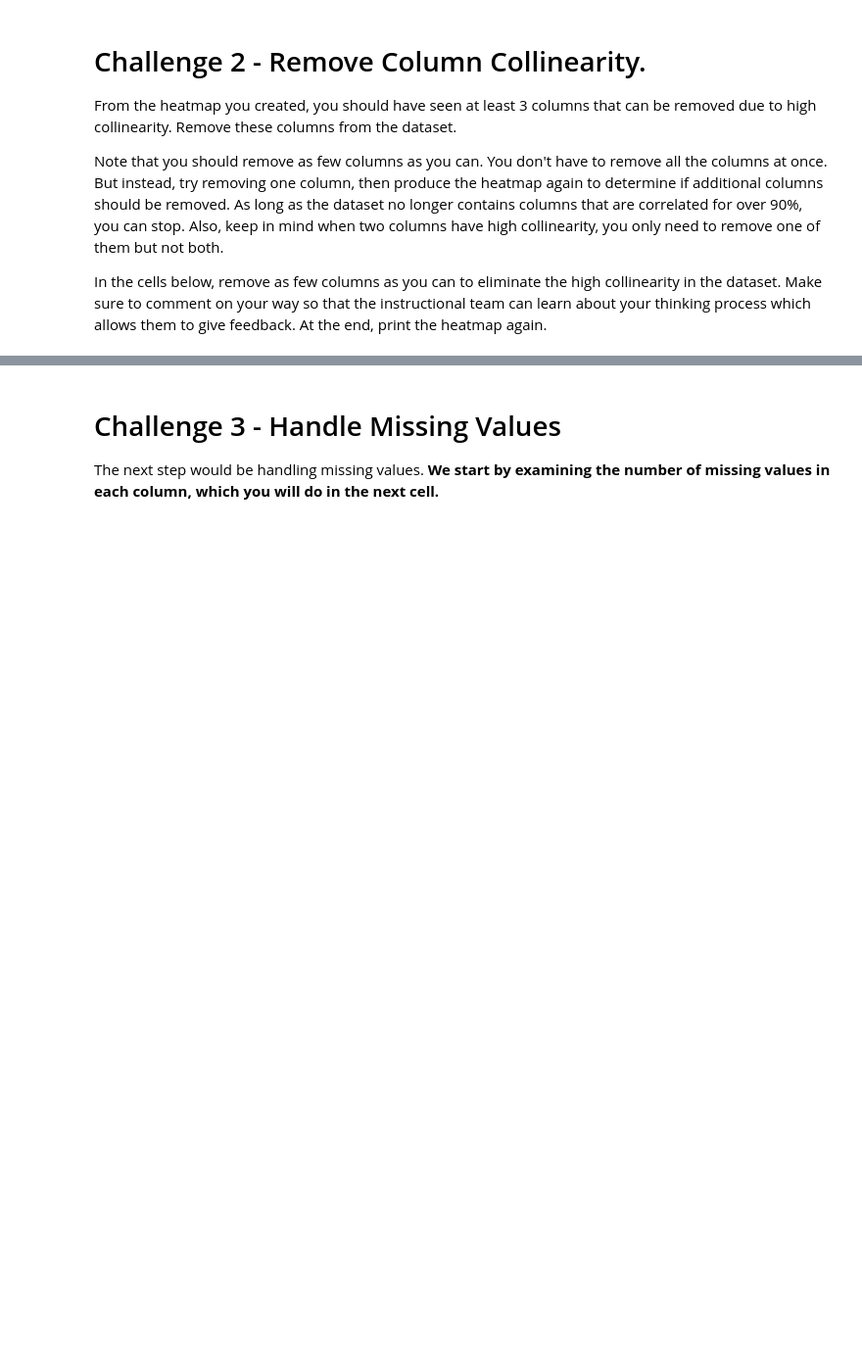
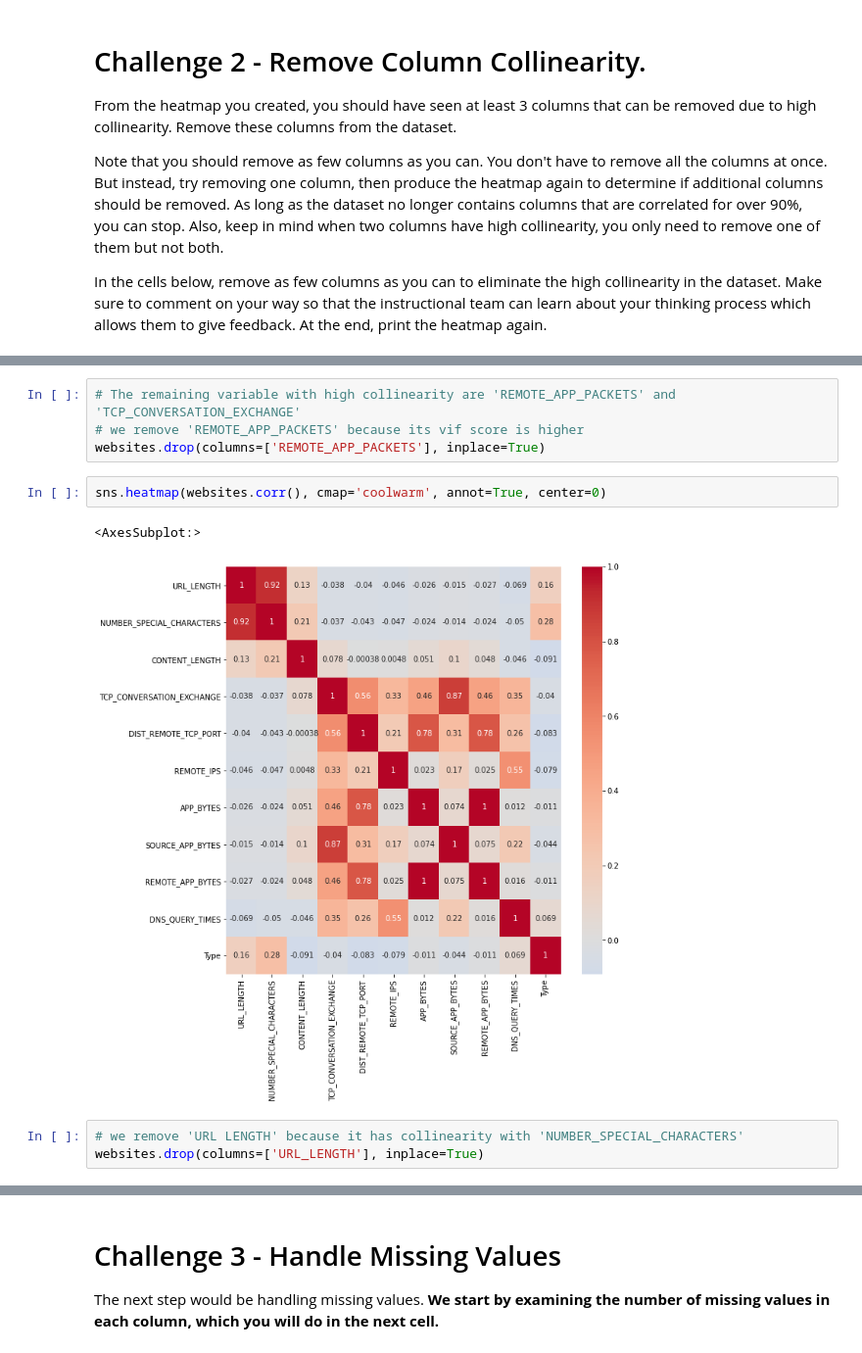
Before and after one commit to ta-datapt-bcn/lab-supervised-learning, a Jupyter notebook: your-code/main.ipynb, the cells around one changed output, grey strips where cells are left out. Shown at 98% size. Saved outputs shown, nothing was run; the diff lists cells and outputs as text; blank space fills up the shorter version.

```diff
--- a/your-code/main.ipynb
+++ b/your-code/main.ipynb
@@ -70,0 +210,12 @@ In the cells below, remove as few columns as you can to eliminate the high colli
+# %%
+# The remaining variable with high collinearity are 'REMOTE_APP_PACKETS' and 'TCP_CONVERSATION_EXCHANGE'
+# we remove 'REMOTE_APP_PACKETS' because its vif score is higher
+websites.drop(columns=['REMOTE_APP_PACKETS'], inplace=True)
+# %%
+sns.heatmap(websites.corr(), cmap='coolwarm', annot=True, center=0)
+# %% [output]
+<AxesSubplot:>
+[figure, added]
+# %%
+# we remove 'URL LENGTH' because it has collinearity with 'NUMBER_SPECIAL_CHARACTERS'
+websites.drop(columns=['URL_LENGTH'], inplace=True)
```
Also changed, not shown: parts of 136 cells of this notebook, 1 other file.
